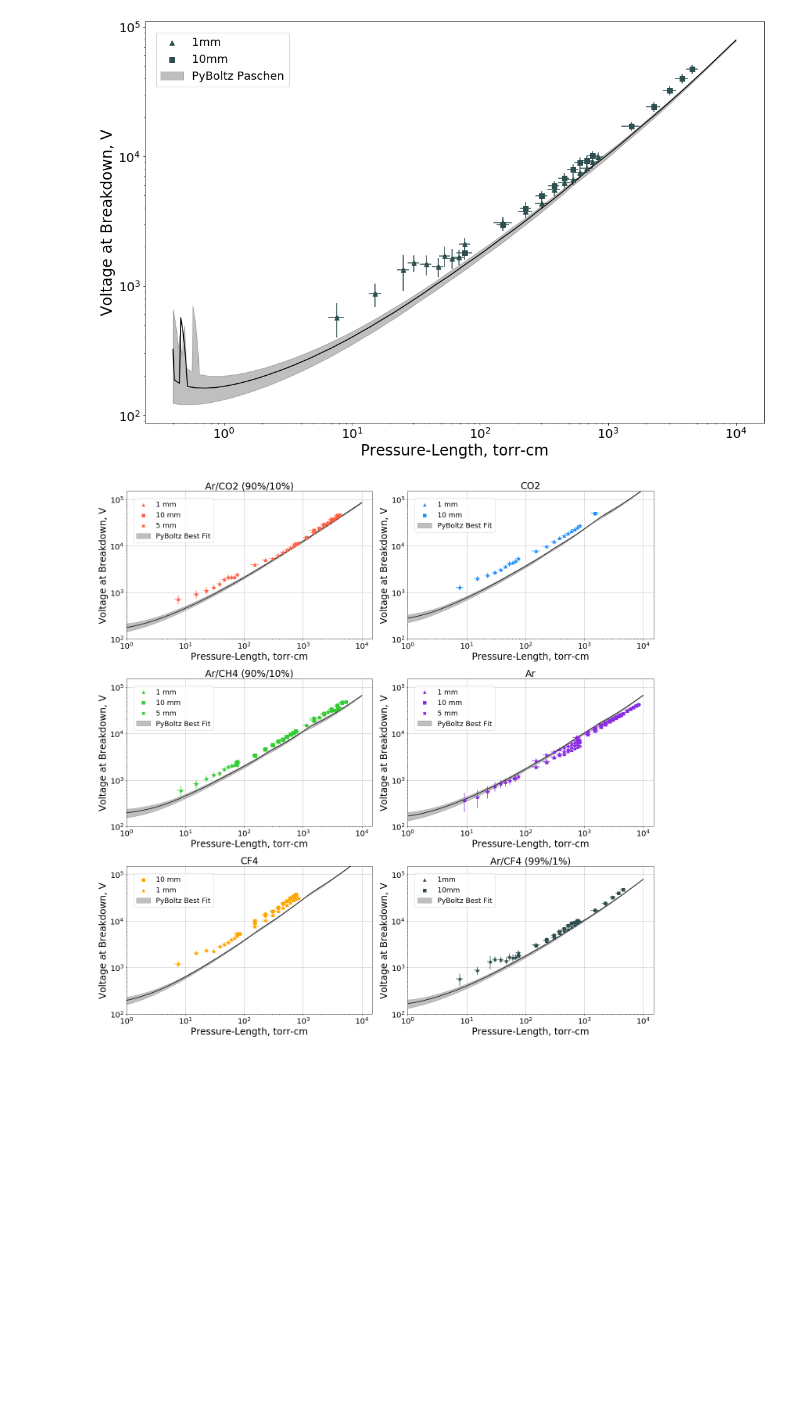
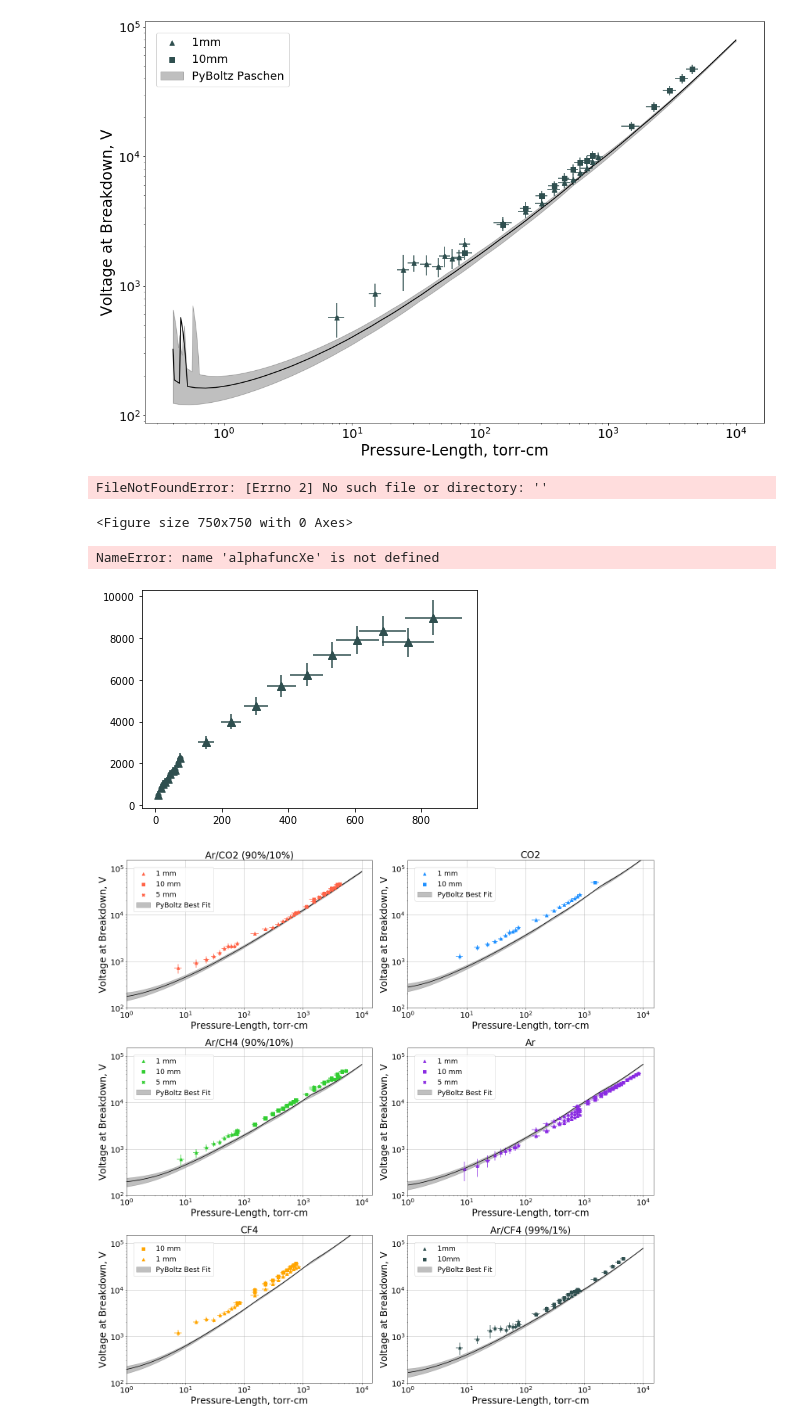
Before and after one commit to UTA-REST/HVBreakdown, a Jupyter notebook: HVplot.ipynb, the cells around one changed output. Drawn from its saved outputs; the diff is of its cells as text; code cells hidden in the pictures; blank space fills up the shorter version.

```diff
--- a/HVplot.ipynb
+++ b/HVplot.ipynb
@@ -748,6 +767,64 @@ plt.tight_layout()
 plt.show()
 # %% [output]
 [figure]
+# %%
+plt.figure(figsize=(5,5),dpi=150)
+Erange=np.arange(100,55000,100)
+Xe=pd.read_csv("")
+
+plt.plot(Erange, Aco*750*np.exp(-Bco*750/Erange),color='DarkRed',label='Townsend Formula')
+alphafuncXe=interpolate.interp1d(Xe.TownsendAlpha,Xe.EField/750,bounds_error=False,fill_value='extrapolate')
+
+plt.plot(Xe.EField, Xe.TownsendAlpha,'o',label='PyBoltz predictions')
+
+alphas=np.arange(0,2000,1)
+plt.plot(alphafuncXe(alphas)*750,alphas,label='Extrapolated')
+plt.title("ArCF4")
+plt.xlabel(r"$E/P$")
+plt.ylabel(r"$\alpha$")
+plt.legend(loc='upper left')
+# %% [output]
+FileNotFoundError: [Errno 2] No such file or directory: ''
+<Figure size 750x750 with 0 Axes>
+# %%
+fig, ax = plt.subplots()
+
+# Xe
+plt.errorbar(dfp.loc[('Xe','1mm','GP','1'),'avep'],dfp.loc[('Xe','1mm','GP','1'),'avev'], xerr=dfp.loc[('Xe','1mm','GP','1'),'perr'], yerr=dfp.loc[('Xe','1mm','GP','1'),'verr'], ls='', color='darkslategrey', marker='^', ms=8)
+plt.scatter(dfp.loc[('Xe','1mm','GP','1'),'avep'],dfp.loc[('Xe','1mm','GP','1'),'avev'],color='darkslategrey', marker='^', s=56, label='1mm')
+plt.errorbar(dfp.loc[('Xe','1mm','AP','1'),'avep'],dfp.loc[('Xe','1mm','AP','1'),'avev'], xerr=dfp.loc[('Xe','1mm','AP','1'),'perr'], yerr=dfp.loc[('Xe','1mm','AP','1'),'verr'], ls='', color='darkslategrey', marker='.', ms=10)
+plt.scatter(dfp.loc[('Xe','1mm','AP','1'),'avep'],dfp.loc[('Xe','1mm','AP','1'),'avev'],color='darkslategrey', marker='^', s=56)
+# plt.errorbar(dfp.loc[('Xe','10mm','AP','1'),'avep'],dfp.loc[('Xe','10mm','AP','1'),'avev'], xerr=dfp.loc[('Xe','10mm','AP','1'),'perr'], yerr=dfp.loc[('Xe','10mm','AP','1'),'verr'], ls='', color='darkslategrey', marker='s', ms=8)
+# plt.scatter(dfp.loc[('Xe','10mm','AP','1'),'avep'],dfp.loc[('Xe','10mm','AP','1'),'avev'],color='darkslategrey', marker='s', s=56, label='10mm')
+# plt.errorbar(dfp.loc[('Xe','10mm','GP','1'),'avep'],dfp.loc[('Xe','10mm','GP','1'),'avev'], xerr=dfp.loc[('Xe','10mm','GP','1'),'perr'], yerr=dfp.loc[('Xe','10mm','GP','1'),'verr'], ls='', color='darkslategrey', marker='s', ms=8)
+# plt.scatter(dfp.loc[('Xe','10mm','GP','1'),'avep'],dfp.loc[('Xe','10mm','GP','1'),'avev'],color='darkslategrey', marker='s', s=56)
+
+Vb4_Xe_1 = d*p*alphafuncXe(770/(d*p)*np.log(1+1/.0033))
+Vb4_Xe_2 = d*p*alphafuncXe(770/(d*p)*np.log(1+1/.033))
+Vb4_Xe_mid = d*p*alphafuncXe(770/(d*p)*np.log(1+1/.01))
+
+ax.set_yscale('log')
+ax.set_xscale('log')
+fig.set_figheight(10)
+fig.set_figwidth(15)
+
+plt.xlabel('Pressure-Length, torr-cm', fontsize=24)
+plt.ylabel('Voltage at Breakdown, V', fontsize=24)
+
+plt.xticks(fontsize=20)
+plt.yticks(fontsize=20)
+
+# plt.fill_between(p, Vb4_Xe_1, Vb4_Xe_2, color='black', alpha=.25, label='PyBoltz Paschen')
+# plt.plot(p, Vb4_Xe_mid, color='black')
+
+plt.legend(fontsize=18, borderaxespad=1, loc="best")
+
+plt.tight_layout()
+
+plt.show()
+# %% [output]
+NameError: name 'alphafuncXe' is not defined
+[figure, added]
 # %%
 plt.figure(figsize=(20,20))
 
```
Also changed, not shown: parts of 8 cells of this notebook.
